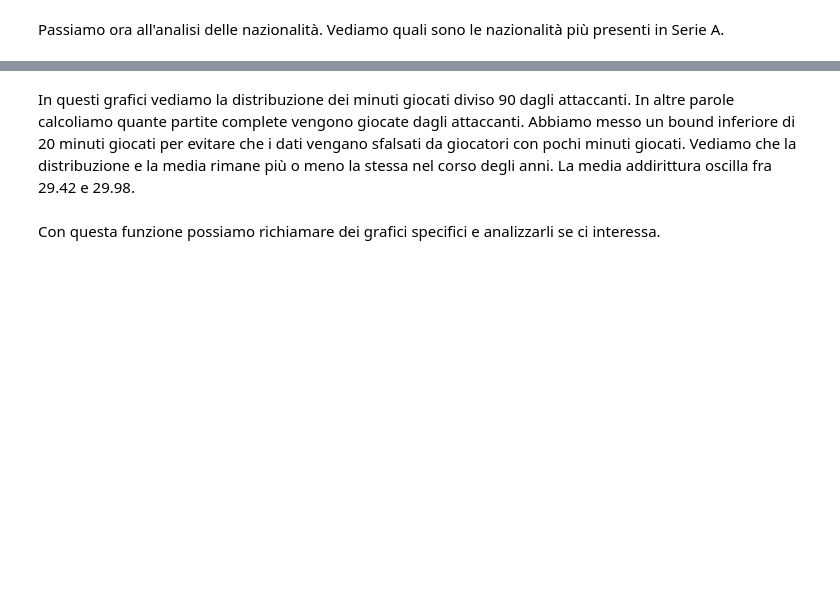
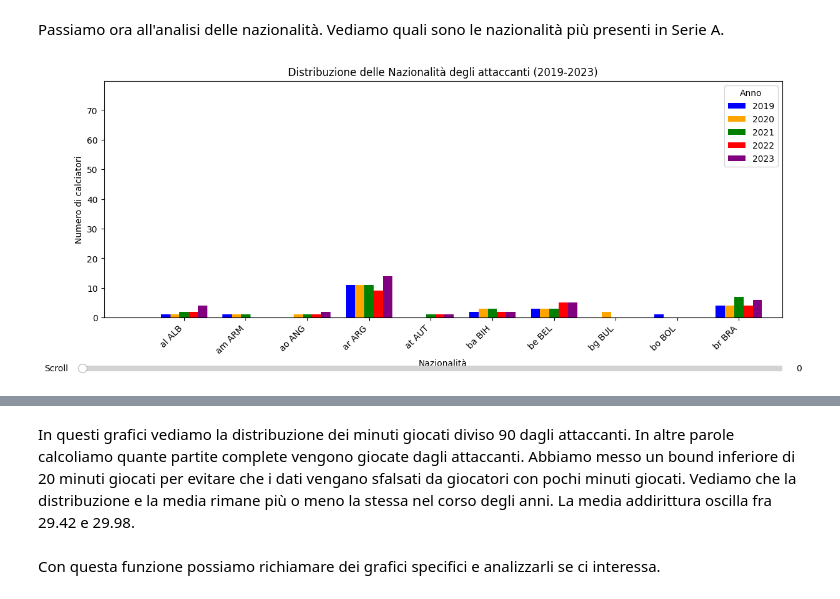
Before and after one commit to Alecaste96/Pytone, a Jupyter notebook: ATTACCANTI/ATTACCANTI.ipynb, the cells around one changed output, grey strips where cells are left out. Cells and saved outputs as stored; diff of their text form; code cells hidden in the pictures; blank space fills up the shorter version.

```diff
--- a/ATTACCANTI/ATTACCANTI.ipynb
+++ b/ATTACCANTI/ATTACCANTI.ipynb
@@ -134,0 +112,87 @@ for file in files:
+# %%
+import pandas as pd
+import matplotlib.pyplot as plt
+from matplotlib.widgets import Slider
+
+# Elenco dei file da leggere e mappatura degli anni
+files = ['attaccanti_23.xlsx', 'attaccanti_22.xlsx', 'attaccanti_21.xlsx', 'attaccanti_20.xlsx', 'attaccanti_19.xlsx']
+year_mapping = {
+    'attaccanti_23.xlsx': 2023,
+    'attaccanti_22.xlsx': 2022,
+    'attaccanti_21.xlsx': 2021,
+    'attaccanti_20.xlsx': 2020,
+    'attaccanti_19.xlsx': 2019
+}
+
+# Dati per tutte le nazionalità
+all_nations_counts = {}
+
+# Ciclo sui file per raccogliere i dati di tutte le nazionalità per ogni anno
+for file in files:
+    data = pd.read_excel(file)
+    year = year_mapping[file]
+
+    # Conta i calciatori per ciascuna nazionalità
+    nazionalita_counts = data['Nation'].value_counts()
+
+    # Aggiungi i conteggi al dizionario per l'anno corrispondente
+    for nation, count in nazionalita_counts.items():
+        if nation not in all_nations_counts:
+            all_nations_counts[nation] = {}
+        all_nations_counts[nation][year] = count
+
+# Lista ordinata delle nazionalità
+nations = sorted(all_nations_counts.keys())
+years = [2019, 2020, 2021, 2022, 2023]
+colors = ['blue', 'orange', 'green', 'red', 'purple']
+
+# Preparazione del grafico
+fig, ax = plt.subplots(figsize=(14, 6))
+
+# Aggiunta delle barre per ogni anno e per ogni nazionalità
+for idx, year in enumerate(years):
+    nation_counts_per_year = [
+        all_nations_counts[nation].get(year, 0) for nation in nations
+    ]
+
+    # Creazione delle barre per ogni anno con un leggero offset per separarle
+    ax.bar(
+        [x + idx * 0.15 for x in range(len(nations))],
+        nation_counts_per_year,
+        width=0.15,
+        color=colors[idx],
+        label=str(year)
+    )
+
+# Aggiunta dei titoli e delle etichette
+ax.set_title('Distribuzione delle Nazionalità degli attaccanti (2019-2023)')
+ax.set_xlabel('Nazionalità')
+ax.set_ylabel('Numero di calciatori')
+
+# Imposta le etichette dell'asse x con le nazionalità ordinate
+ax.set_xticks([i + 0.3 for i in range(len(nations))])
+ax.set_xticklabels(nations, rotation=45, ha='right')
+
+# Aggiungi la legenda
+ax.legend(title='Anno')
+
+# Limita la vista iniziale e aggiungi la barra di scorrimento
+plt.xlim(-1, 10)  # Mostra solo le prime 10 nazionalità; si scorre per vedere le restanti
+
+# Aggiungi una barra di scorrimento orizzontale
+fig.subplots_adjust(bottom=0.25)  # Spazio per la barra di scorrimento
+ax_scroll = plt.axes([0.1, 0.1, 0.8, 0.03], facecolor="lightgrey")
+scroll = Slider(ax_scroll, 'Scroll', 0, len(nations) - 10, valinit=0)
+
+# Funzione per aggiornare la visualizzazione
+def update(val):
+    pos = scroll.val
+    ax.set_xlim(pos, pos + 10)  # Aggiorna la vista per mostrare solo 10 nazionalità alla volta
+    fig.canvas.draw_idle()
+
+scroll.on_changed(update)
+
+# Mostra il grafico
+plt.show()
+# %% [output]
+[figure, added]
```
Also changed, not shown: parts of 4 cells of this notebook.
